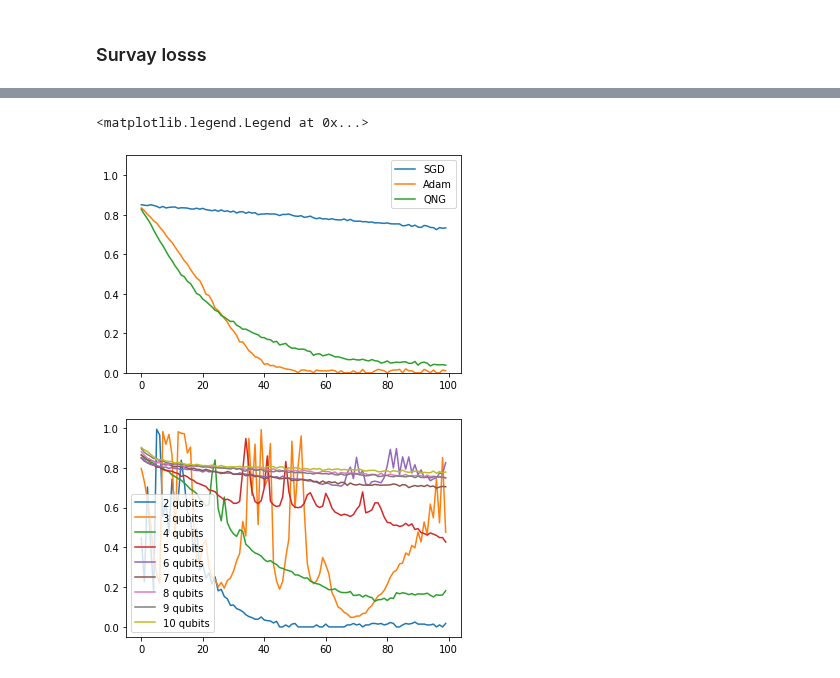
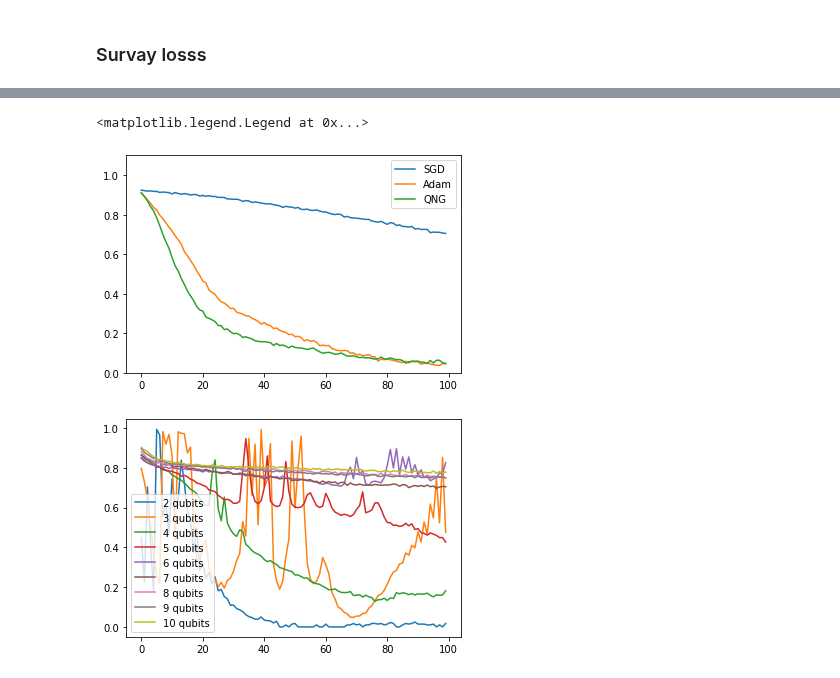
Before and after one commit to vutuanhai237/UC-VQA, a Jupyter notebook: codes/graph_ansatz/plot_compare_ansatz.ipynb, the cells around one changed output, grey strips where cells are left out. Cells and saved outputs as stored; diff of their text form; code cells hidden in the pictures.

```diff
--- a/codes/graph_ansatz/plot_compare_ansatz.ipynb
+++ b/codes/graph_ansatz/plot_compare_ansatz.ipynb
@@ -7,21 +28,21 @@ from matplotlib import pyplot as plt
 # %%
-state = 'w'
+state = 'ghz'
 ansatz = 'linear_ansatz_'
 path = "../../experiments/" + ansatz + state + "/" + str(3) + '/loss_values_sgd.csv'
 loss1 = pd.read_csv(path, sep=",", header=None).to_numpy()
 path = "../../experiments/" + ansatz + state + "/" + str(3) + '/loss_values_adam.csv'
 loss2 = pd.read_csv(path, sep=",", header=None).to_numpy()
 path = "../../experiments/" + ansatz + state + "/" + str(3) + '/loss_values_qng.csv'
 loss3 = pd.read_csv(path, sep=",", header=None).to_numpy()
 plt.ylim(0, 1.1)
 plt.plot(loss1, label = 'SGD')
 plt.plot(loss2, label = 'Adam')
 plt.plot(loss3, label = 'QNG')
 # plt.savefig(state.upper() + ' state - ' + ansatz + '.eps', dpi = 1000)
 plt.legend()
 # %% [output]
 <matplotlib.legend.Legend at 0x...>
-[figure, old version]
+[figure, new version]
 # %%
 losss = []
 
```
Also changed, not shown: parts of 1 cell of this notebook, 18 other files.
